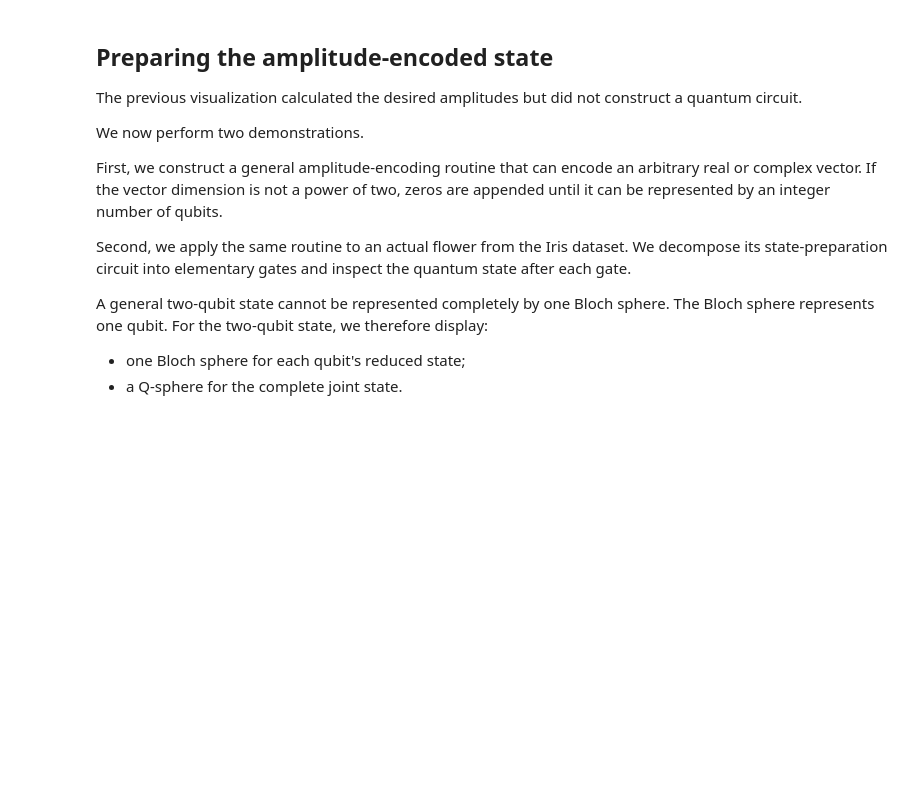
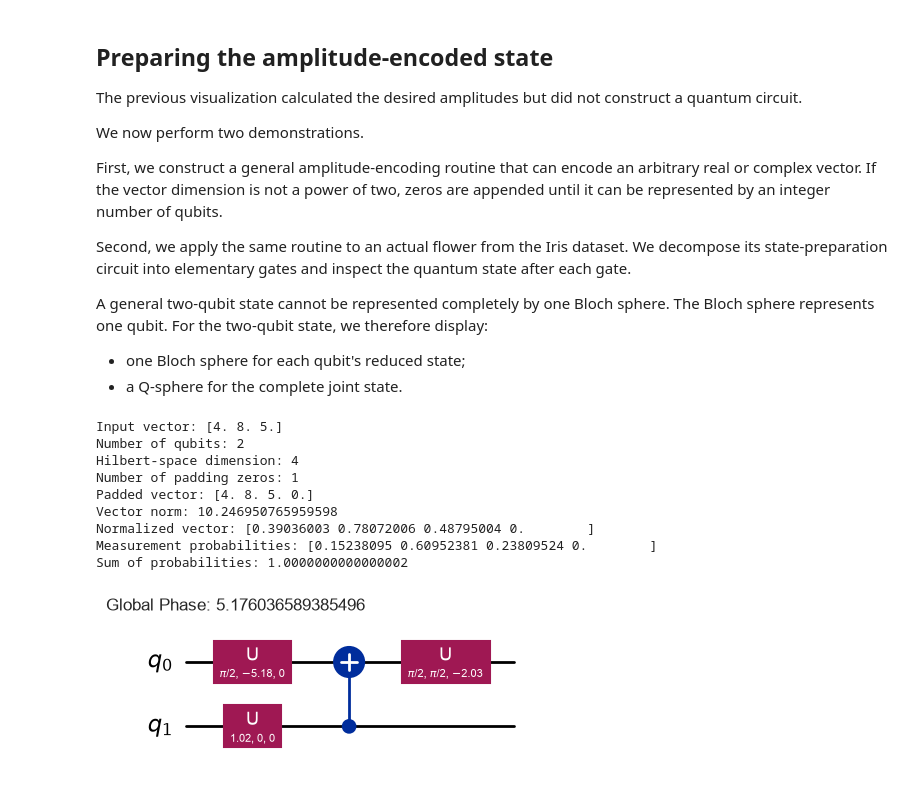
Before and after one commit to LegacYFTw/ece592-fall-2026, a Jupyter notebook: encoding_schemes.ipynb, the cells around one changed output. Drawn from its saved outputs; the diff is of its cells as text; code cells hidden in the pictures; blank space fills up the shorter version.

```diff
--- a/encoding_schemes.ipynb
+++ b/encoding_schemes.ipynb
@@ -1189,0 +1264,27 @@ from qiskit.visualization import (
+# %%
+general_data_vector = np.array([4.0, 8.0, 5.0])
+
+general_amplitude_circuit, general_amplitude_state, general_amplitude_steps = build_amplitude_encoding(general_data_vector)
+
+print("Input vector:", np.real_if_close(general_amplitude_steps["input_vector"]))
+print("Number of qubits:", general_amplitude_steps["number_of_qubits"])
+print("Hilbert-space dimension:", general_amplitude_steps["hilbert_space_dimension"])
+print("Number of padding zeros:", general_amplitude_steps["number_of_padding_zeros"])
+print("Padded vector:", np.real_if_close(general_amplitude_steps["padded_vector"]))
+print("Vector norm:", general_amplitude_steps["vector_norm"])
+print("Normalized vector:", np.real_if_close(general_amplitude_steps["normalized_vector"]))
+print("Measurement probabilities:", general_amplitude_steps["basis_probabilities"])
+print("Sum of probabilities:", general_amplitude_steps["basis_probabilities"].sum())
+
+display(general_amplitude_circuit.decompose(reps=5).draw(output="mpl", fold=-1))
+# %% [output]
+Input vector: [4. 8. 5.]
+Number of qubits: 2
+Hilbert-space dimension: 4
+Number of padding zeros: 1
+Padded vector: [4. 8. 5. 0.]
+Vector norm: 10.246950765959598
+Normalized vector: [0.39036003 0.78072006 0.48795004 0.        ]
+Measurement probabilities: [0.15238095 0.60952381 0.23809524 0.        ]
+Sum of probabilities: 1.0000000000000002
+[figure, added]
```
Also changed, not shown: parts of 5 cells of this notebook.
